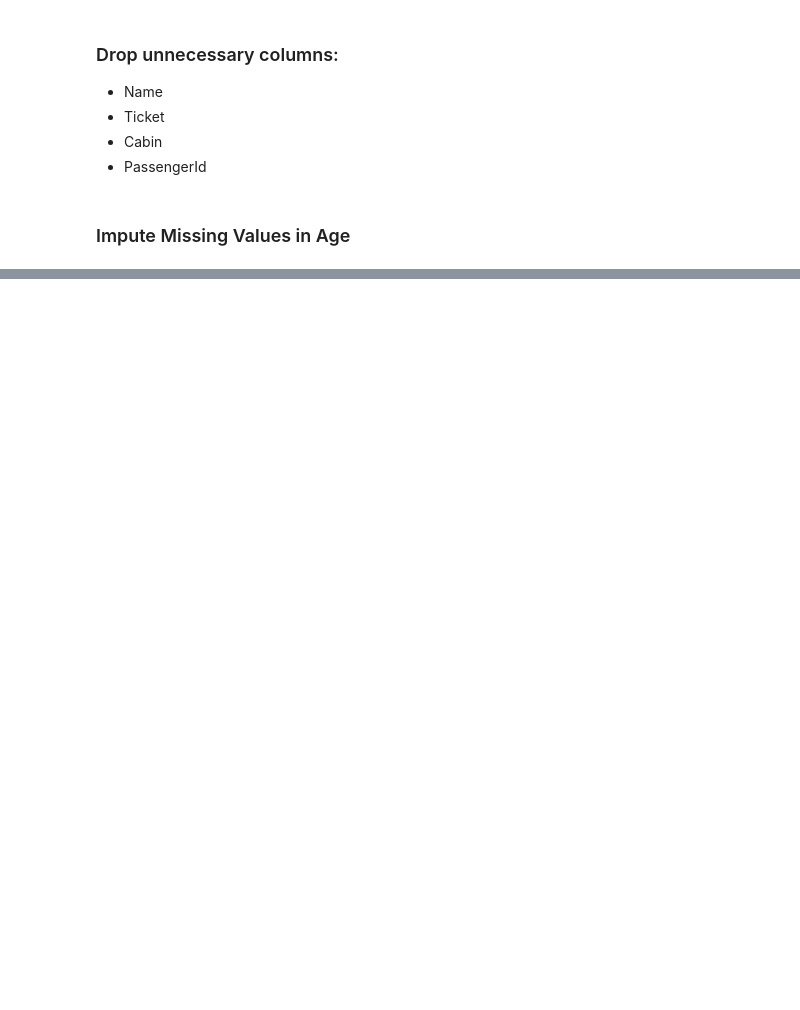
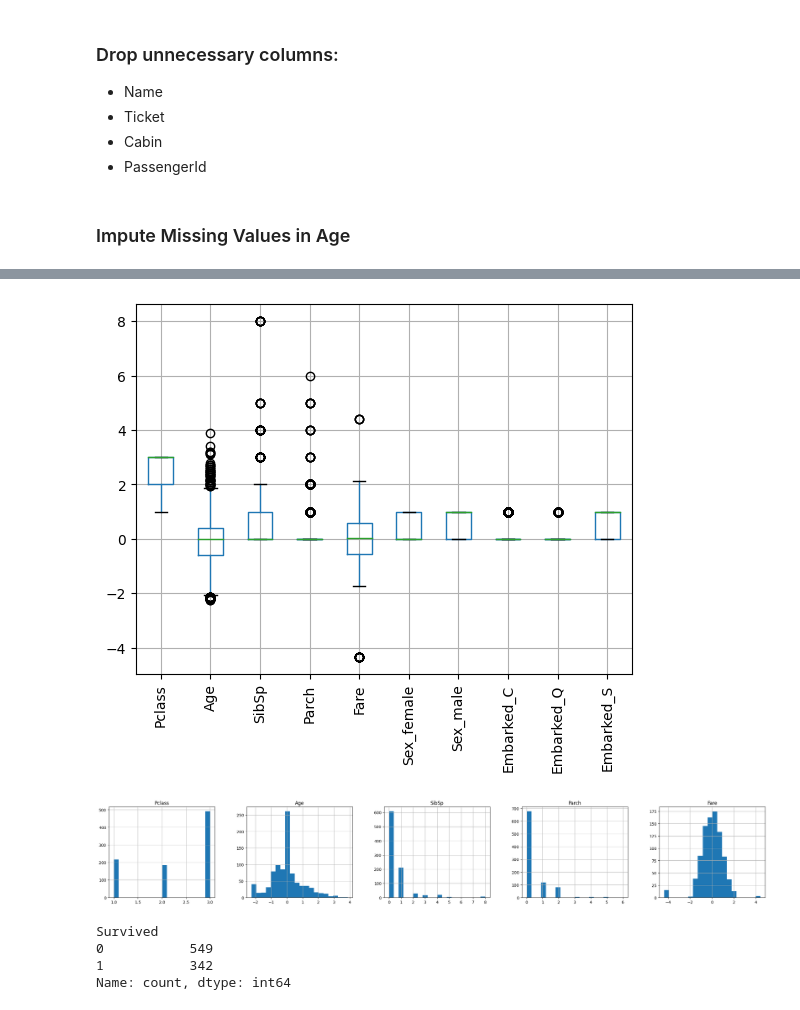
Before and after one commit to sgafanth/titanic-analysis-prediction, a Jupyter notebook: titanic-dataset-analysis-prediction.ipynb, the cells around one changed output, grey strips where cells are left out. Drawn from its saved outputs; the diff is of its cells as text; code cells hidden in the pictures; blank space fills up the shorter version.

```diff
--- a/titanic-dataset-analysis-prediction.ipynb
+++ b/titanic-dataset-analysis-prediction.ipynb
@@ -49,12 +63,14 @@ df['Age'] = iter_imputed
 # %%
-Y = df.loc[:, df.columns == 'Survived']
-X = df.loc[:, df.columns != 'Survived']
+Y_train = train.loc[:, train.columns == 'Survived']
+X_train = train.loc[:, train.columns != 'Survived']
+X_test = test
 # %%
 cols_to_encode = [
                     "Sex",
                     "Embarked"
                 ]
-X = pd.get_dummies(X, columns = cols_to_encode)
+X_train = pd.get_dummies(X_train, columns = cols_to_encode)
+X_test = pd.get_dummies(X_test, columns = cols_to_encode)
 # X = X.drop(cols_to_encode, axis=1)
 # X = pd.concat([X, dummies], axis=1)
 # %%
@@ -62,10 +94,12 @@ X.skew()
 # %%
 from sklearn.preprocessing import QuantileTransformer
 qt = QuantileTransformer(n_quantiles=302, output_distribution='normal')
-X.loc[:,'Fare'] = qt.fit_transform(np.array(X['Fare']).reshape(-1, 1))
+qt.fit(np.array(X_train['Fare']).reshape(-1, 1))
+X_train.loc[:,'Fare'] = qt.transform(np.array(X_train['Fare']).reshape(-1, 1))
+X_test.loc[:,'Fare'] = qt.transform(np.array(X_test['Fare']).reshape(-1, 1))
 # %%
 from sklearn.preprocessing import StandardScaler
-columns = X.columns
+columns = X_train.columns
 
 #data preprocessing
 numeric_columns = ['Age', 'Fare']
@@ -77,5 +111,8 @@ scaler = StandardScaler()
 # features = scaler.transform(features.values)
 
 # Fit the scaler on the data and transform the selected columns
-X.loc[:,numeric_columns] = scaler.fit_transform(X[numeric_columns])
-X.columns = columns
+scaler.fit(X_train[numeric_columns])
+X_train.loc[:,numeric_columns] = scaler.transform(X_train[numeric_columns])
+X_train.columns = columns
+X_test.loc[:,numeric_columns] = scaler.transform(X_test[numeric_columns])
+X_test.columns = columns
@@ -84,9 +135,18 @@ X
 # %%
-boxplot = X.boxplot()
+boxplot = X_train.boxplot()
 plt.xticks(rotation=90);
+# %% [output]
+[figure, added]
 # %%
-X.hist(figsize=(30,15), bins = 20, layout=(3,5));
+X_train.hist(figsize=(30,15), bins = 20, layout=(3,5));
+# %% [output]
+[figure, added]
 # %%
-print(Y.value_counts())
+print(Y_train.value_counts())
+# %% [output]
+Survived
+0           549
+1           342
+Name: count, dtype: int64
 # %%
 from sklearn.model_selection import train_test_split
```
Also changed, not shown: parts of 16 cells of this notebook.
